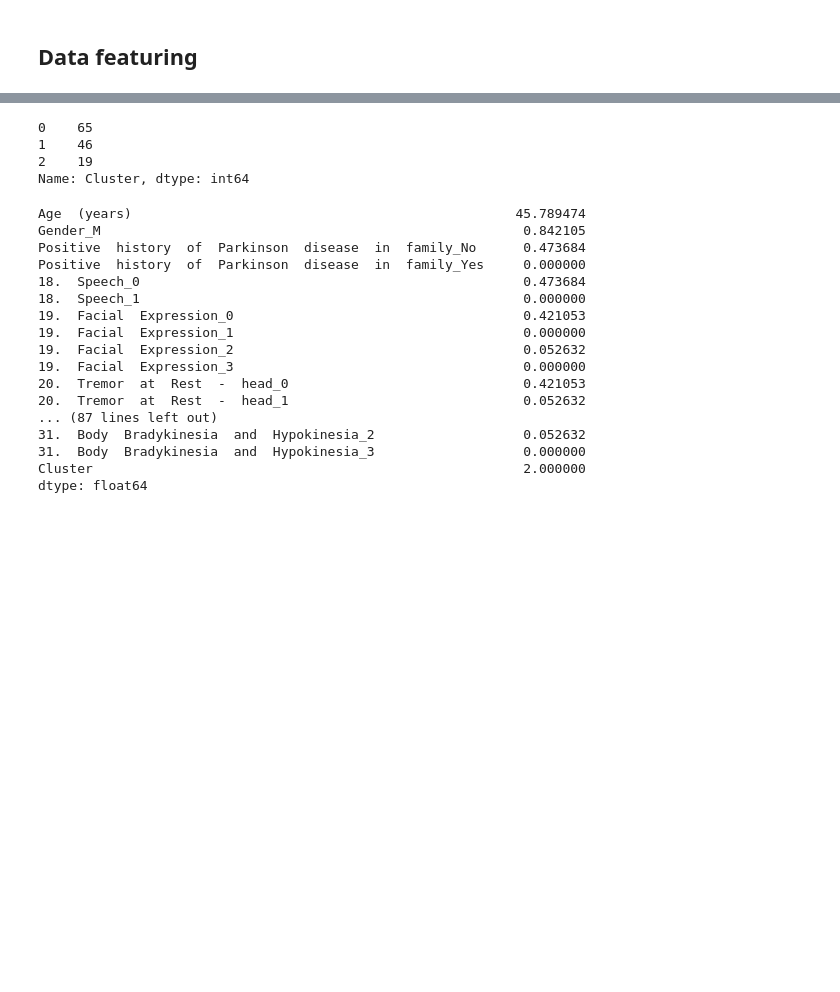
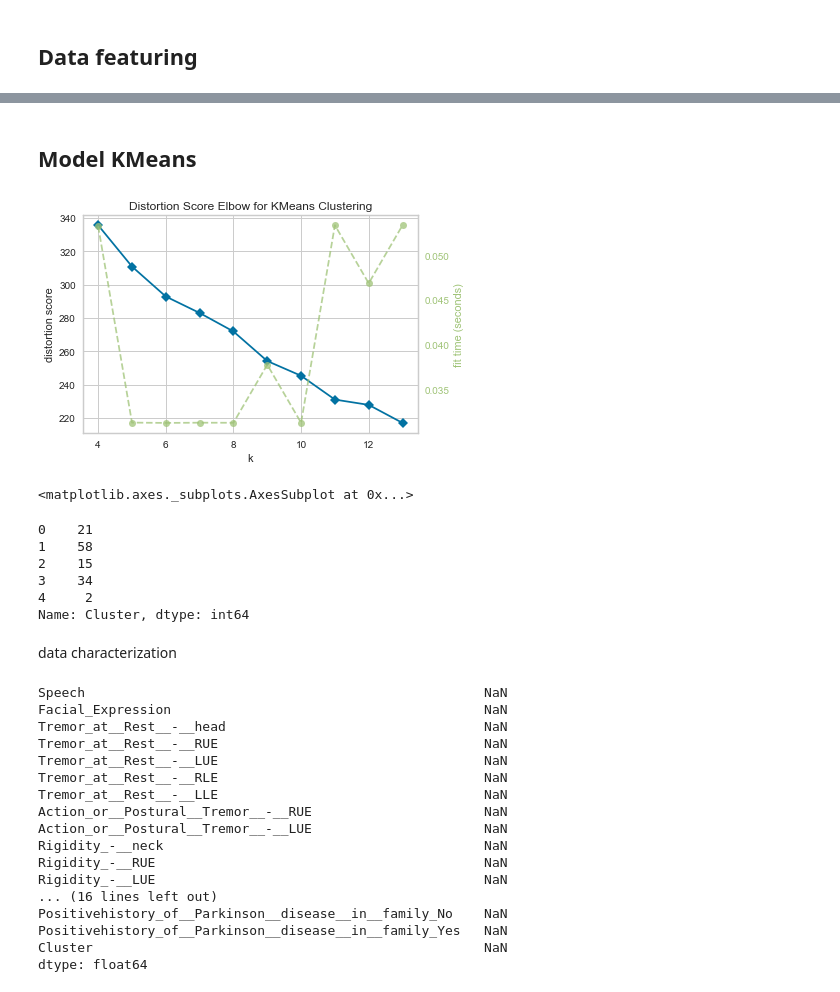
Before and after one commit to alinedebenath/ironhack-datalabs-dataparis0619-pt, a Jupyter notebook: module-3/unsupervised-learning-project/your-code/my-code.ipynb, the cells around one changed output, grey strips where cells are left out. Saved outputs shown, nothing was run; the diff lists cells and outputs as text; code cells hidden in the pictures; blank space fills up the shorter version.

```diff
--- a/module-3/unsupervised-learning-project/your-code/my-code.ipynb
+++ b/module-3/unsupervised-learning-project/your-code/my-code.ipynb
@@ -102,3 +110,6 @@ TypeError: ("to_numeric() got an unexpected keyword argument 'inplace'", 'occurr
+# %%
+for col in  data.columns[3:]:
+    data[col] = pd.to_numeric(data[col], errors='coerce')
 # %%
 data.dtypes
 # %% [output]
@@ -121,7 +132 @@ Body_Bradykinesia__and__Hypokinesia                   object
 dtype: object
-# %%
-#wine.quality[wine['quality']<=5]=0
-#wine.quality[wine['quality']>5]=1
-data.FacialExpression[data['FacialExpression']>1]=1
-#data['20.  Tremor  at  Rest  -  head'][data['20.  Tremor  at  Rest  -  head']>1]=1
-#20.  Tremor  at  Rest  -  RUE_2
@@ -129,0 +133,2 @@ AttributeError: 'DataFrame' object has no attribute 'FacialExpression'
+# %%
+data = data[[i for i in list(data.columns) if i != 'Age(years)']].replace(2,1)
@@ -160,0 +169,12 @@ data['Cluster'] = parkinson_clusters.fit_predict(data)
+# %% [markdown]
+## Model KMeans
+# %%
+from yellowbrick.cluster import KElbowVisualizer
+from sklearn.cluster import KMeans
+model = KMeans()
+visualizer = KElbowVisualizer(model, k=(4,14))
+visualizer.fit(data)
+visualizer.poof()
+# %% [output]
+[figure, added]
+<matplotlib.axes._subplots.AxesSubplot at 0x...>
@@ -161,27 +190,31 @@ data['Cluster'] = parkinson_clusters.fit_predict(data)
 # %%
-data['Cluster'].value_counts()
+data['Cluster'].value_counts(sort=False)
 # %% [output]
-0    65
-1    46
-2    19
+0    21
+1    58
+2    15
+3    34
+4     2
 Name: Cluster, dtype: int64
+# %% [markdown]
+data characterization
 # %%
-data[data['Cluster']==2].mean()
+data[data['Cluster']==7].mean()
 # %% [output]
-Age  (years)                                                 45.789474
-Gender_M                                                      0.842105
-Positive  history  of  Parkinson  disease  in  family_No      0.473684
-Positive  history  of  Parkinson  disease  in  family_Yes     0.000000
-18.  Speech_0                                                 0.473684
-18.  Speech_1                                                 0.000000
-19.  Facial  Expression_0                                     0.421053
-19.  Facial  Expression_1                                     0.000000
-19.  Facial  Expression_2                                     0.052632
-19.  Facial  Expression_3                                     0.000000
-20.  Tremor  at  Rest  -  head_0                              0.421053
-20.  Tremor  at  Rest  -  head_1                              0.052632
-... (87 lines left out)
-31.  Body  Bradykinesia  and  Hypokinesia_2                   0.052632
-31.  Body  Bradykinesia  and  Hypokinesia_3                   0.000000
-Cluster                                                       2.000000
+Speech                                                   NaN
+Facial_Expression                                        NaN
+Tremor_at__Rest__-__head                                 NaN
+Tremor_at__Rest__-__RUE                                  NaN
+Tremor_at__Rest__-__LUE                                  NaN
+Tremor_at__Rest__-__RLE                                  NaN
+Tremor_at__Rest__-__LLE                                  NaN
+Action_or__Postural__Tremor__-__RUE                      NaN
+Action_or__Postural__Tremor__-__LUE                      NaN
+Rigidity_-__neck                                         NaN
+Rigidity_-__RUE                                          NaN
+Rigidity_-__LUE                                          NaN
+... (16 lines left out)
+Positivehistory_of__Parkinson__disease__in__family_No    NaN
+Positivehistory_of__Parkinson__disease__in__family_Yes   NaN
+Cluster                                                  NaN
 dtype: float64
```
Also changed, not shown: parts of 34 cells of this notebook, 6 other files.
